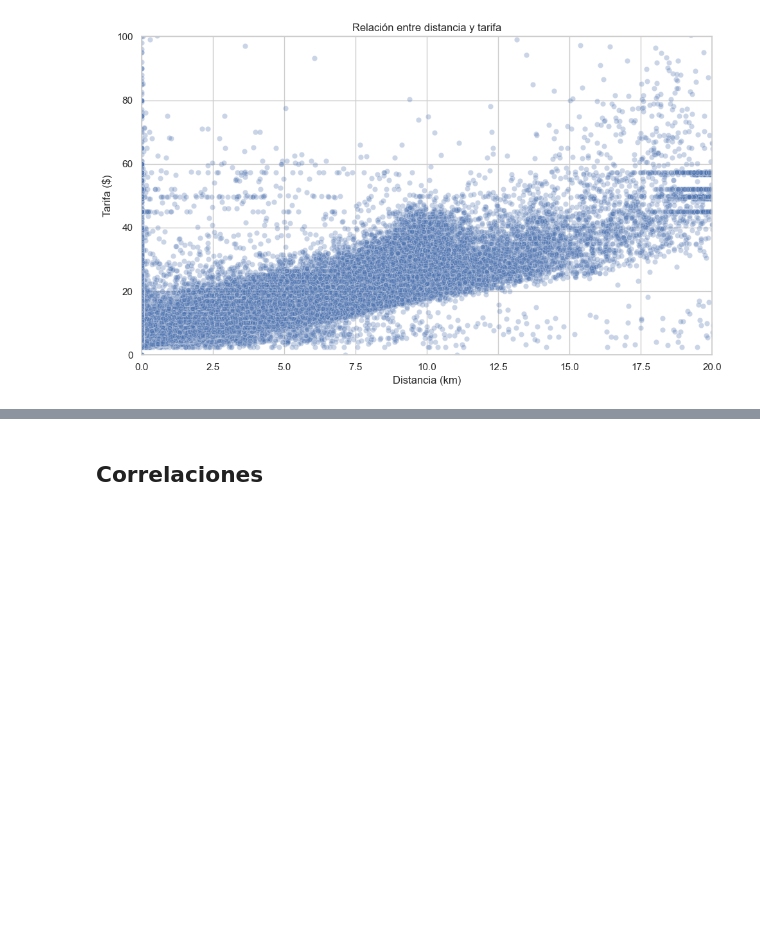
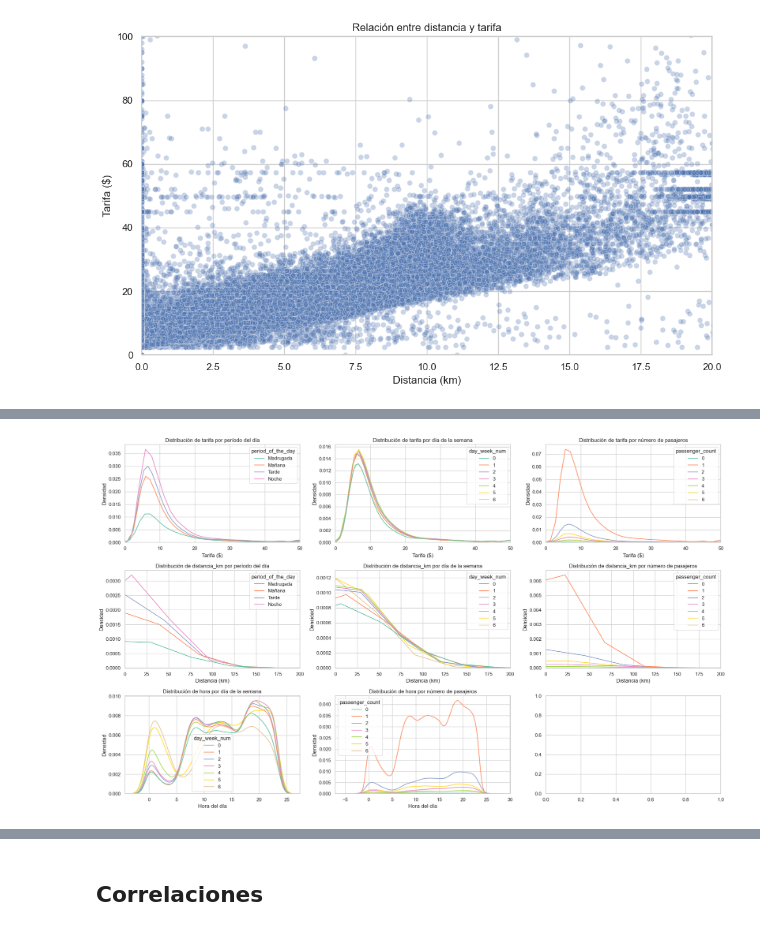
Before and after one commit to FefeTroanes/AA1-TUIA-2025C2-Molina-Romano-Troanes, a Jupyter notebook: TP-Regresion-AA1-2025C1.ipynb, the cells around one changed output, grey strips where cells are left out. Cells and saved outputs as stored; diff of their text form; code cells hidden in the pictures; blank space fills up the shorter version.

```diff
--- a/TP-Regresion-AA1-2025C1.ipynb
+++ b/TP-Regresion-AA1-2025C1.ipynb
@@ -453,3 +449,68 @@ plt.show()
+# %%
+fig, ((ax1, ax2, ax3) ,(ax4, ax5, ax6), (ax7, ax8, ax9)) = plt.subplots(nrows=3, ncols=3, figsize=(20, 12))
+
+# Combinar X_train y y_train para los gráficos de target
+data_combined = X_train.copy()
+data_combined['target'] = y_train
+
+# Gráfico 1: Distribución de la variable objetivo por período del día
+sns.kdeplot(data=data_combined, x='target', hue='period_of_the_day', palette='Set2', ax=ax1)
+ax1.set_xlim(0, 50)
+ax1.set_title("Distribución de tarifa por período del día")
+ax1.set_xlabel("Tarifa ($)")
+ax1.set_ylabel("Densidad")
+
+# Gráfico 2: Distribución de la variable objetivo por día de la semana
+sns.kdeplot(data=data_combined, x='target', hue='day_week_num', palette='Set2', ax=ax2)
+ax2.set_xlim(0, 50)
+ax2.set_title("Distribución de tarifa por día de la semana")
+ax2.set_xlabel("Tarifa ($)")
+ax2.set_ylabel("Densidad")
+
+# Gráfico 3: Distribución de la variable objetivo por número de pasajeros
+sns.kdeplot(data=data_combined, x='target', hue='passenger_count', palette='Set2', ax=ax3)
+ax3.set_xlim(0, 50)
+ax3.set_title("Distribución de tarifa por número de pasajeros")
+ax3.set_xlabel("Tarifa ($)")
+ax3.set_ylabel("Densidad")
+
+# Gráfico 4: Distribución de distancia_km por período del día
+sns.kdeplot(data=X_train, x='distancia_km', hue='period_of_the_day', palette='Set2', ax=ax4)
+ax4.set_xlim(0, 200)
+ax4.set_title("Distribución de distancia_km por período del día")
+ax4.set_xlabel("Distancia (km)")
+ax4.set_ylabel("Densidad")
+
+# Gráfico 5: Distribución de distancia_km por día de la semana
+sns.kdeplot(data=X_train, x='distancia_km', hue='day_week_num', palette='Set2', ax=ax5)
+ax5.set_xlim(0, 200)
+ax5.set_title("Distribución de distancia_km por día de la semana")
+ax5.set_xlabel("Distancia (km)")
+ax5.set_ylabel("Densidad")
+
+# Gráfico 6: Distribución de distancia_km por número de pasajeros
+sns.kdeplot(data=X_train, x='distancia_km', hue='passenger_count', palette='Set2', ax=ax6)
+ax6.set_xlim(0, 200)
+ax6.set_title("Distribución de distancia_km por número de pasajeros")
+ax6.set_xlabel("Distancia (km)")
+ax6.set_ylabel("Densidad")
+
+# Gráfico 7: Distribución de hora por día de la semana
+sns.kdeplot(data=X_train, x='hora', hue='day_week_num', palette='Set2', ax=ax7)
+ax7.set_title("Distribución de hora por día de la semana")
+ax7.set_xlabel("Hora del día")
+ax7.set_ylabel("Densidad")
+
+# Gráfico 8: Distribución de hora por número de pasajeros
+sns.kdeplot(data=X_train, x='hora', hue='passenger_count', palette='Set2', ax=ax8)
+ax8.set_title("Distribución de hora por número de pasajeros")
+ax8.set_xlabel("Hora del día")
+ax8.set_ylabel("Densidad")
+
+plt.tight_layout()
+plt.show()
+# %% [output]
+[figure, added]
 # %%
 # Heatmap hora vs día de la semana
 pivot_data = X_train.groupby(['day_week_num','hora']).size().unstack(fill_value=0)
```
Also changed, not shown: parts of 11 cells of this notebook.
